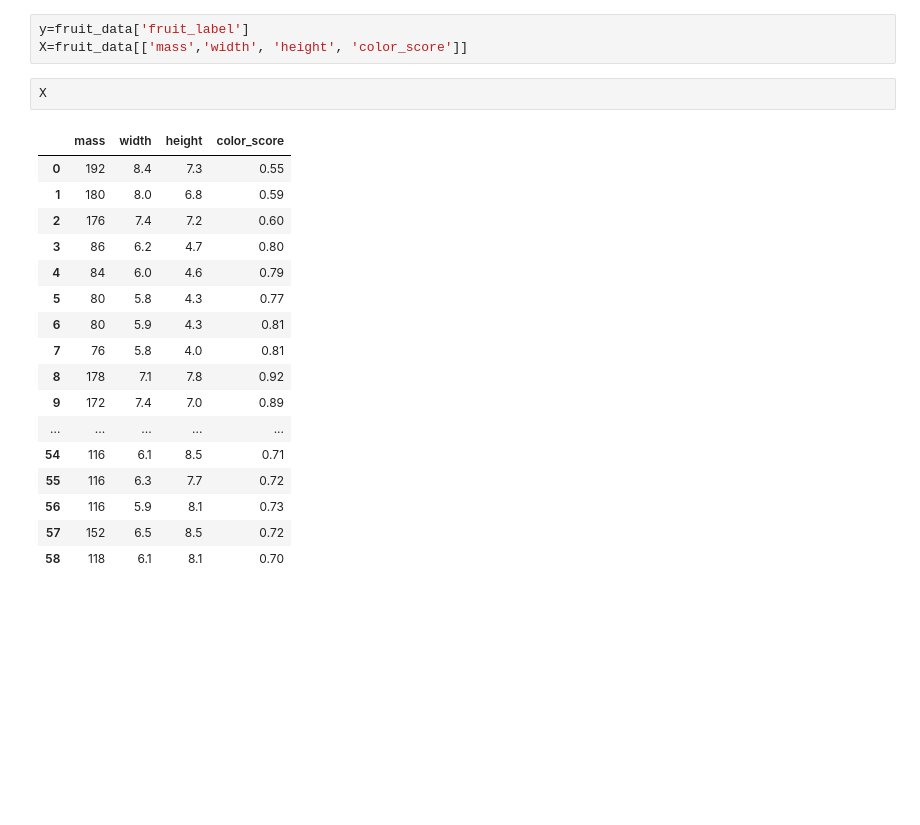
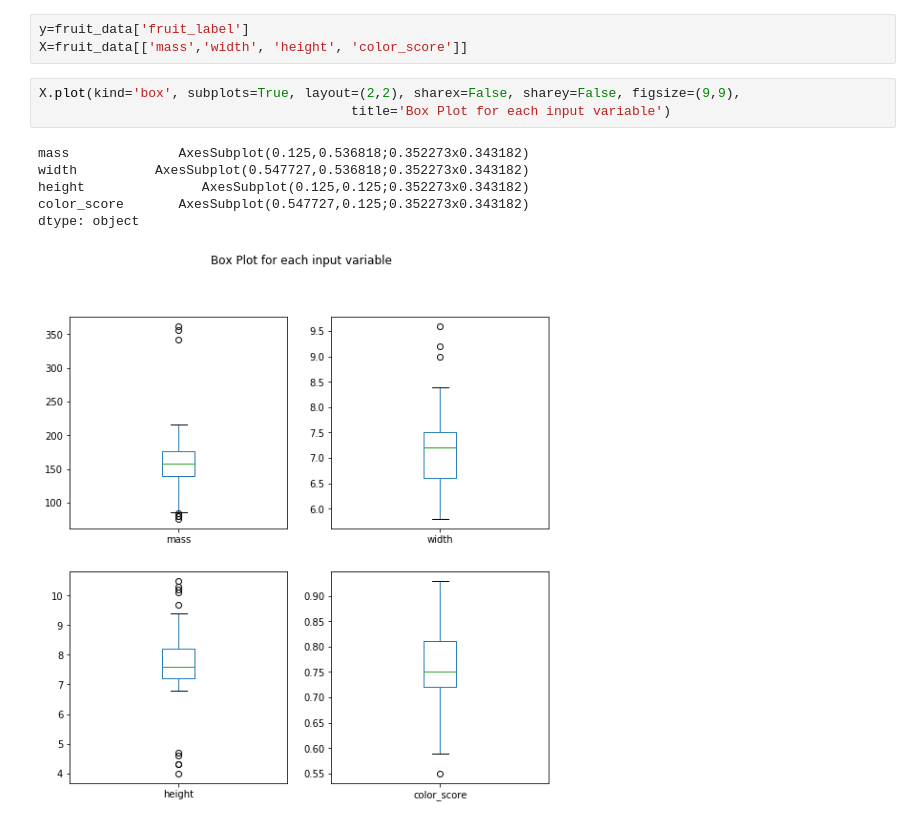
Before and after one commit to beginmachinelearning/practice_exercises, a Jupyter notebook: simple_fruit_classification/fruit_classification.ipynb, the cells around one changed output. Saved outputs shown, nothing was run; the diff lists cells and outputs as text; blank space fills up the shorter version.

```diff
--- a/simple_fruit_classification/fruit_classification.ipynb
+++ b/simple_fruit_classification/fruit_classification.ipynb
@@ -64,23 +64,13 @@ Index([], dtype='object')
 # %%
 y=fruit_data['fruit_label']
 X=fruit_data[['mass','width', 'height', 'color_score']]
-# %%
-X
-# %% [output]
-|  | mass | width | height | color_score |
-| 0 | 192 | 8.4 | 7.3 | 0.55 |
-| 1 | 180 | 8.0 | 6.8 | 0.59 |
-| 2 | 176 | 7.4 | 7.2 | 0.60 |
-| 3 | 86 | 6.2 | 4.7 | 0.80 |
-| 4 | 84 | 6.0 | 4.6 | 0.79 |
-| 5 | 80 | 5.8 | 4.3 | 0.77 |
-| 6 | 80 | 5.9 | 4.3 | 0.81 |
-| 7 | 76 | 5.8 | 4.0 | 0.81 |
-| 8 | 178 | 7.1 | 7.8 | 0.92 |
-| 9 | 172 | 7.4 | 7.0 | 0.89 |
-| ... | ... | ... | ... | ... |
-| 54 | 116 | 6.1 | 8.5 | 0.71 |
-| 55 | 116 | 6.3 | 7.7 | 0.72 |
-| 56 | 116 | 5.9 | 8.1 | 0.73 |
-| 57 | 152 | 6.5 | 8.5 | 0.72 |
-| 58 | 118 | 6.1 | 8.1 | 0.70 |
+# %%
+X.plot(kind='box', subplots=True, layout=(2,2), sharex=False, sharey=False, figsize=(9,9),
+                                        title='Box Plot for each input variable')
+# %% [output]
+mass              AxesSubplot(0.125,0.536818;0.352273x0.343182)
+width          AxesSubplot(0.547727,0.536818;0.352273x0.343182)
+height               AxesSubplot(0.125,0.125;0.352273x0.343182)
+color_score       AxesSubplot(0.547727,0.125;0.352273x0.343182)
+dtype: object
+[figure, added]
```
Also changed, not shown: parts of 7 cells of this notebook, 4 other files.
